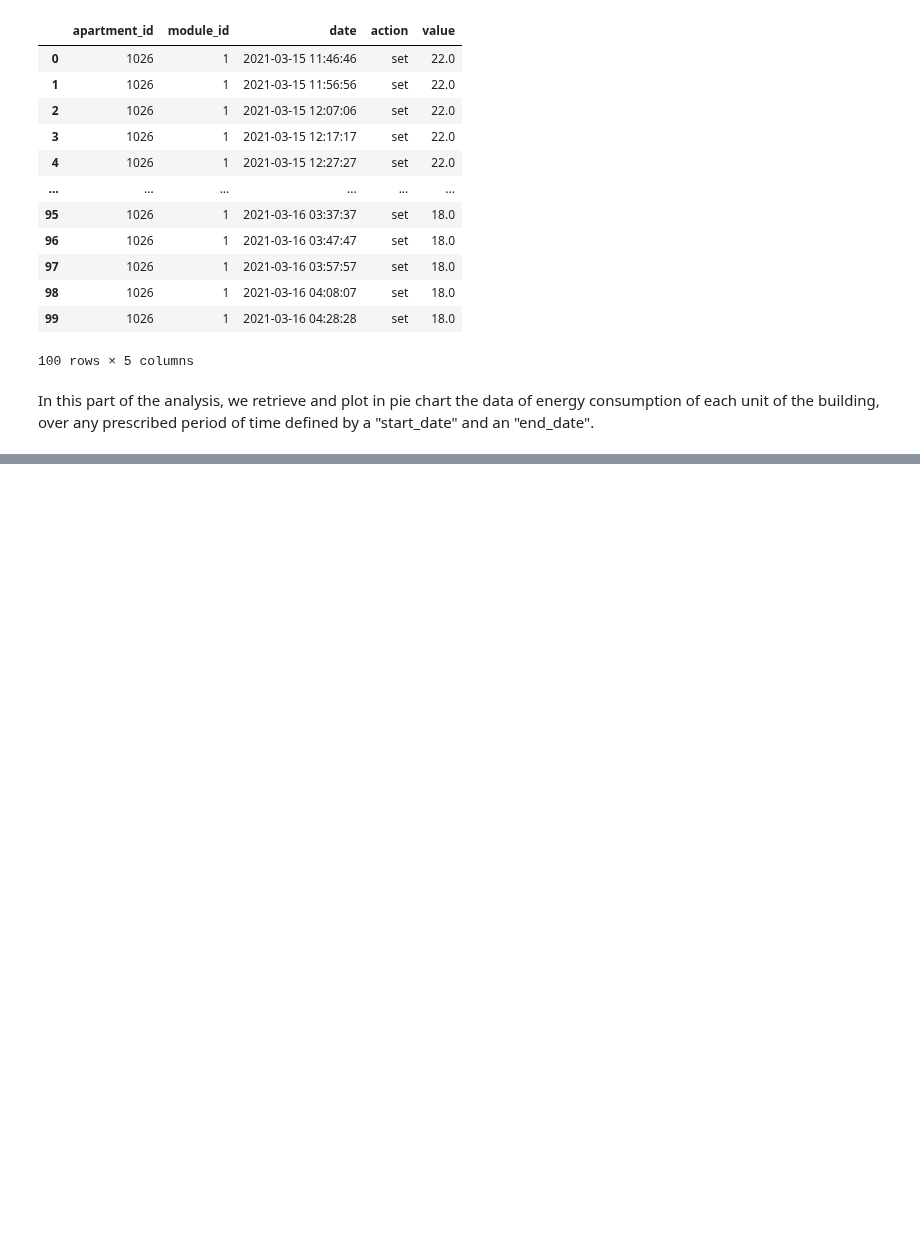
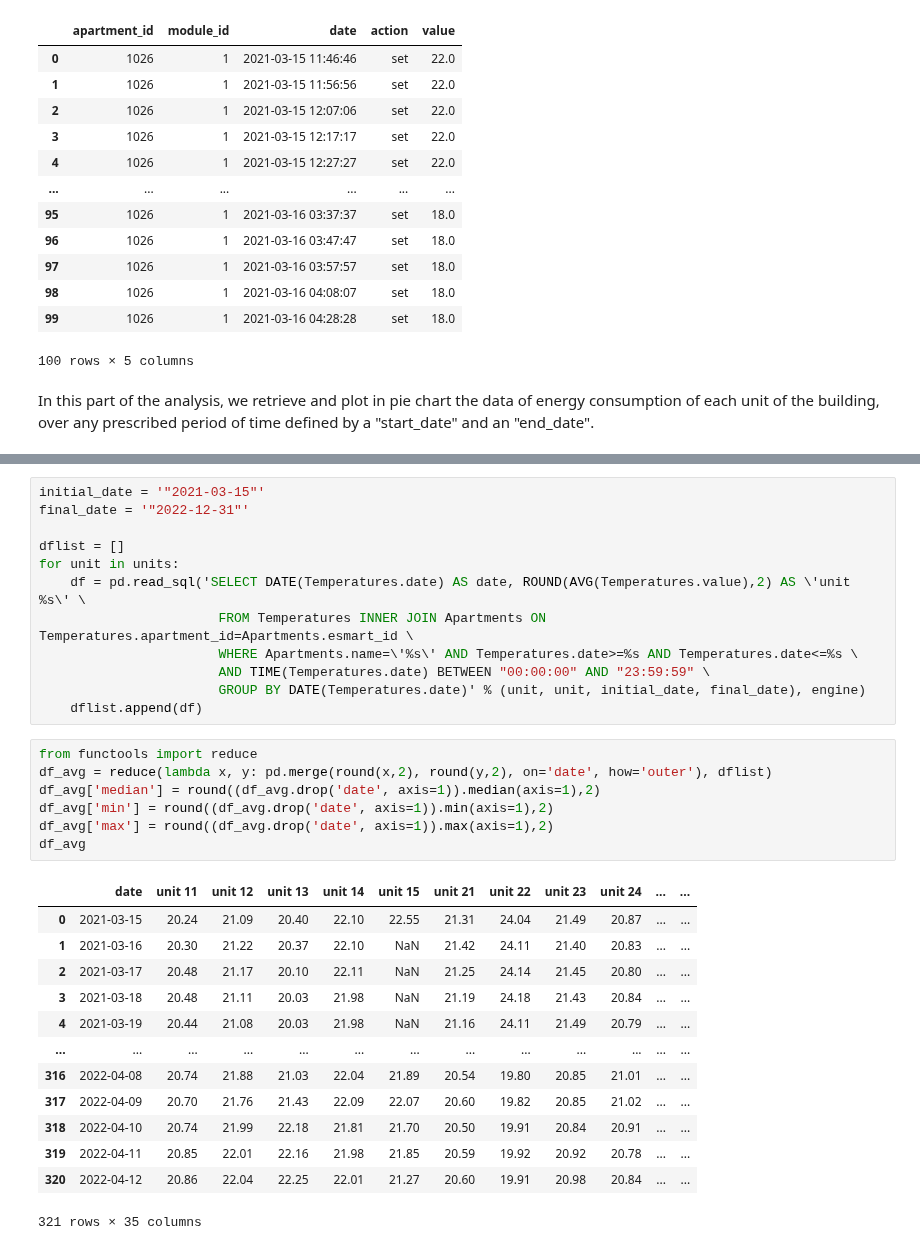
Before and after one commit to rtiedra/data-science, a Jupyter notebook: building_heating/building_heating.ipynb, the cells around one changed output, grey strips where cells are left out. Drawn from its saved outputs; the diff is of its cells as text; blank space fills up the shorter version.

```diff
--- a/building_heating/building_heating.ipynb
+++ b/building_heating/building_heating.ipynb
@@ -244,3 +248,36 @@ plt.tight_layout()
 # %% [output]
 [interactive output not drawn]
 [interactive output not drawn]
+# %%
+initial_date = '"2021-03-15"'
+final_date = '"2022-12-31"'
+
+dflist = []
+for unit in units:
+    df = pd.read_sql('SELECT DATE(Temperatures.date) AS date, ROUND(AVG(Temperatures.value),2) AS \'unit %s\' \
+                       FROM Temperatures INNER JOIN Apartments ON Temperatures.apartment_id=Apartments.esmart_id \
+                       WHERE Apartments.name=\'%s\' AND Temperatures.date>=%s AND Temperatures.date<=%s \
+                       AND TIME(Temperatures.date) BETWEEN "00:00:00" AND "23:59:59" \
+                       GROUP BY DATE(Temperatures.date)' % (unit, unit, initial_date, final_date), engine)
+    dflist.append(df)
+# %%
+from functools import reduce
+df_avg = reduce(lambda x, y: pd.merge(round(x,2), round(y,2), on='date', how='outer'), dflist)
+df_avg['median'] = round((df_avg.drop('date', axis=1)).median(axis=1),2)
+df_avg['min'] = round((df_avg.drop('date', axis=1)).min(axis=1),2)
+df_avg['max'] = round((df_avg.drop('date', axis=1)).max(axis=1),2)
+df_avg
+# %% [output]
+|  | date | unit 11 | unit 12 | unit 13 | unit 14 | unit 15 | unit 21 | unit 22 | unit 23 | unit 24 | ... | ... |
+| 0 | 2021-03-15 | 20.24 | 21.09 | 20.40 | 22.10 | 22.55 | 21.31 | 24.04 | 21.49 | 20.87 | ... | ... |
+| 1 | 2021-03-16 | 20.30 | 21.22 | 20.37 | 22.10 | NaN | 21.42 | 24.11 | 21.40 | 20.83 | ... | ... |
+| 2 | 2021-03-17 | 20.48 | 21.17 | 20.10 | 22.11 | NaN | 21.25 | 24.14 | 21.45 | 20.80 | ... | ... |
+| 3 | 2021-03-18 | 20.48 | 21.11 | 20.03 | 21.98 | NaN | 21.19 | 24.18 | 21.43 | 20.84 | ... | ... |
+| 4 | 2021-03-19 | 20.44 | 21.08 | 20.03 | 21.98 | NaN | 21.16 | 24.11 | 21.49 | 20.79 | ... | ... |
+| ... | ... | ... | ... | ... | ... | ... | ... | ... | ... | ... | ... | ... |
+| 316 | 2022-04-08 | 20.74 | 21.88 | 21.03 | 22.04 | 21.89 | 20.54 | 19.80 | 20.85 | 21.01 | ... | ... |
+| 317 | 2022-04-09 | 20.70 | 21.76 | 21.43 | 22.09 | 22.07 | 20.60 | 19.82 | 20.85 | 21.02 | ... | ... |
+| 318 | 2022-04-10 | 20.74 | 21.99 | 22.18 | 21.81 | 21.70 | 20.50 | 19.91 | 20.84 | 20.91 | ... | ... |
+| 319 | 2022-04-11 | 20.85 | 22.01 | 22.16 | 21.98 | 21.85 | 20.59 | 19.92 | 20.92 | 20.78 | ... | ... |
+| 320 | 2022-04-12 | 20.86 | 22.04 | 22.25 | 22.01 | 21.27 | 20.60 | 19.91 | 20.98 | 20.84 | ... | ... |
+321 rows × 35 columns
```
Also changed, not shown: parts of 6 cells of this notebook.
